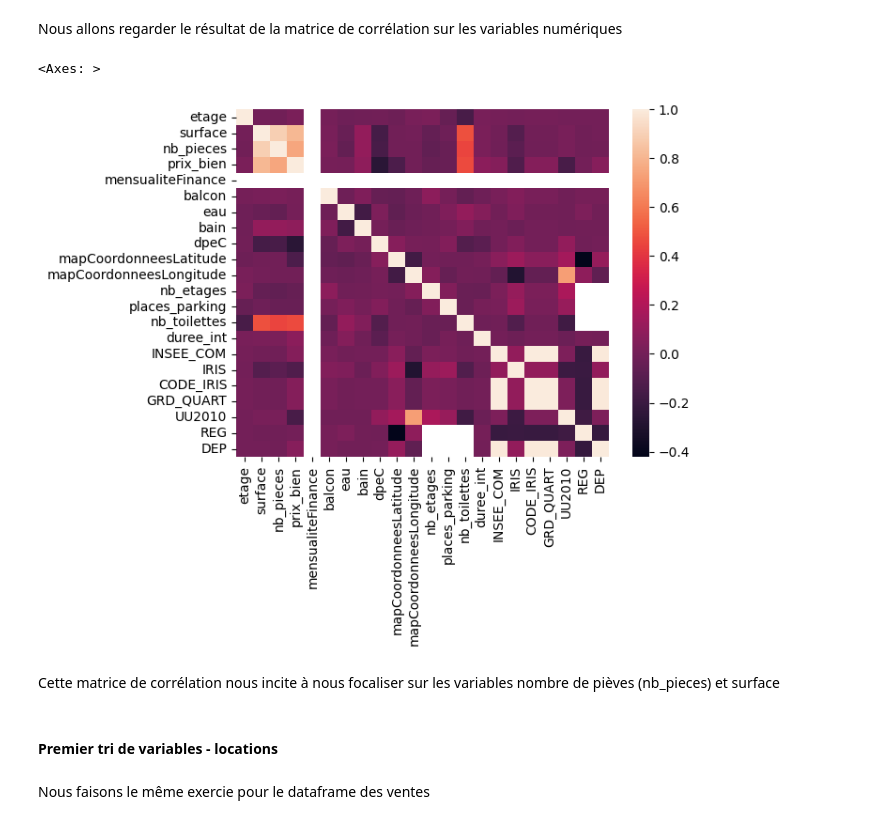
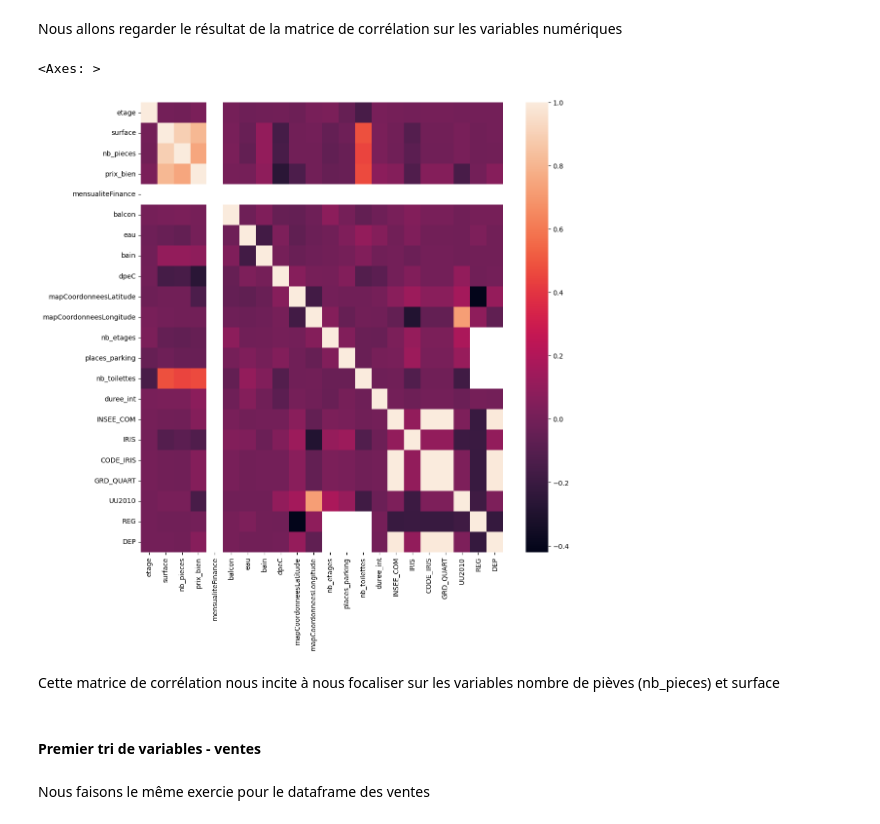
Before and after one commit to Hugues360/Projet_DS2025, a Jupyter notebook: Etape_1_Exploration_DataViz.ipynb, the cells around one changed output. Drawn from its saved outputs; the diff is of its cells as text; code cells hidden in the pictures.

```diff
--- a/Etape_1_Exploration_DataViz.ipynb
+++ b/Etape_1_Exploration_DataViz.ipynb
@@ -233,14 +234,15 @@ df_locations_filtered.shape
 Nous allons regarder le résultat de la matrice de corrélation sur les variables numériques
 # %%
 df_locations_quanti = df_locations_filtered.select_dtypes(exclude='object')
+fig, ax = plt.subplots(figsize = (12,12))
 sns.heatmap(df_locations_quanti.corr())
 # %% [output]
 <Axes: >
-[figure, old version]
+[figure, new version]
 # %% [markdown]
 Cette matrice de corrélation nous incite à nous focaliser sur les variables nombre de pièves (nb_pieces) et surface
 # %% [markdown]
-#### Premier tri de variables - locations
+#### Premier tri de variables - ventes
 # %% [markdown]
 Nous faisons le même exercie pour le dataframe des ventes
 # %%
```
Also changed, not shown: parts of 32 cells of this notebook.
